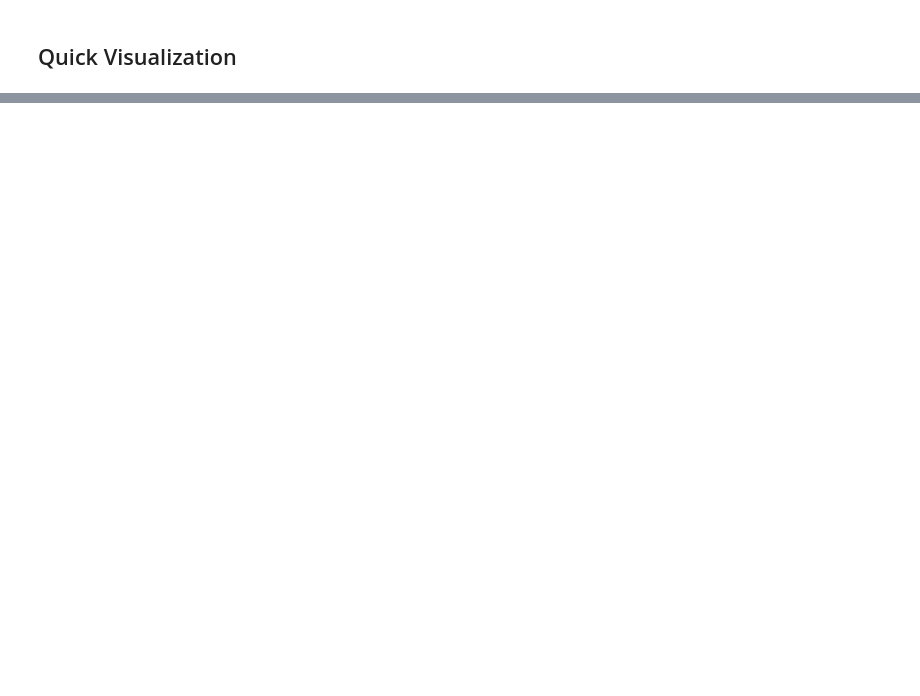
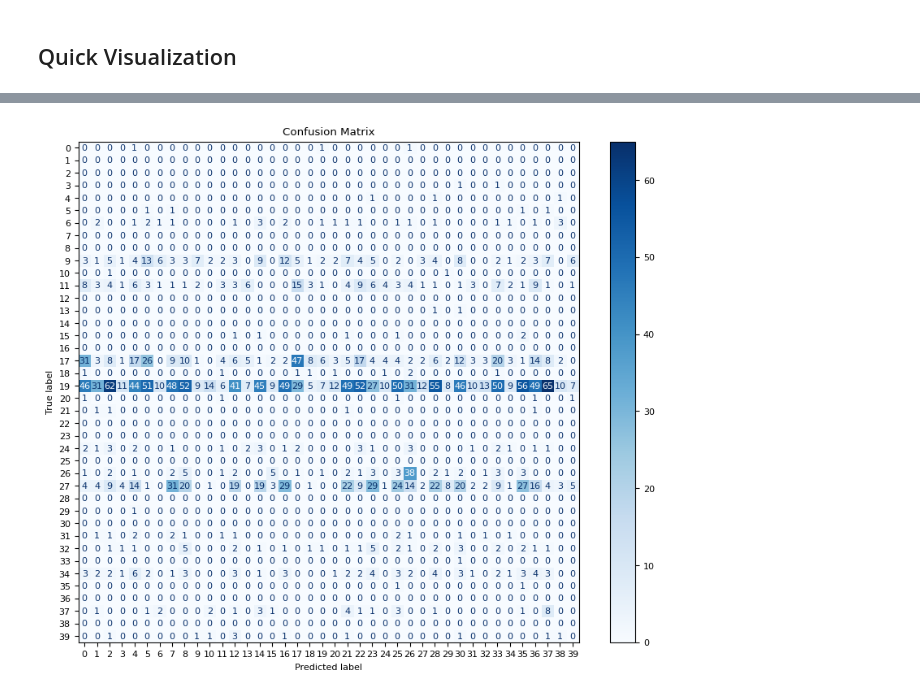
Before and after one commit to DavidClaszen/pointcloud-bench, a Jupyter notebook: colab/PCT-eval.ipynb, the cells around one changed output, grey strips where cells are left out. Cells and saved outputs as stored; diff of their text form; code cells hidden in the pictures; blank space fills up the shorter version.

```diff
--- a/colab/PCT-eval.ipynb
+++ b/colab/PCT-eval.ipynb
@@ -65,0 +100,15 @@ y_true_pct, y_pred_pct = get_predictions(cfg)
+# %%
+# Train PCT, test PAPNet
+
+with initialize_config_dir(config_dir=config_dir, version_base="1.2"):
+    cfg = compose(
+        config_name="cls",
+        overrides=[
+            "data_path=../../datasets/modelnet40_partial/",
+            "checkpoint_path=../../checkpoints/pct_full.pth",
+            "use_papnet_loader=true"
+        ],
+    )
+
+OmegaConf.set_struct(cfg, False)
+y_true_01, y_pred_01 = get_predictions(cfg)
@@ -96,13 +202,11 @@ plt.show()
 # %%
-from sklearn.metrics import confusion_matrix
-from sklearn.metrics import ConfusionMatrixDisplay
-import matplotlib.pyplot as plt
-
 fig, ax = plt.subplots(figsize=(10, 8))
 plt.rcParams.update({'font.size': 8})
 
-cm = confusion_matrix(y_true_partial, y_pred_partial)
+cm = confusion_matrix(y_pred_01, y_true_01)
 disp = ConfusionMatrixDisplay(confusion_matrix=cm)
 disp.plot(cmap=plt.cm.Blues, ax=ax)
 plt.title("Confusion Matrix")
 plt.show()
+# %% [output]
+[figure, added]
```
Also changed, not shown: parts of 16 cells of this notebook.
